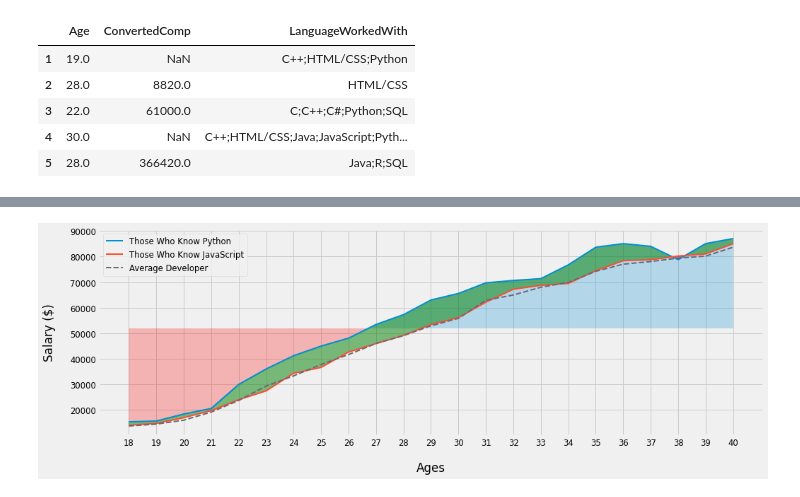
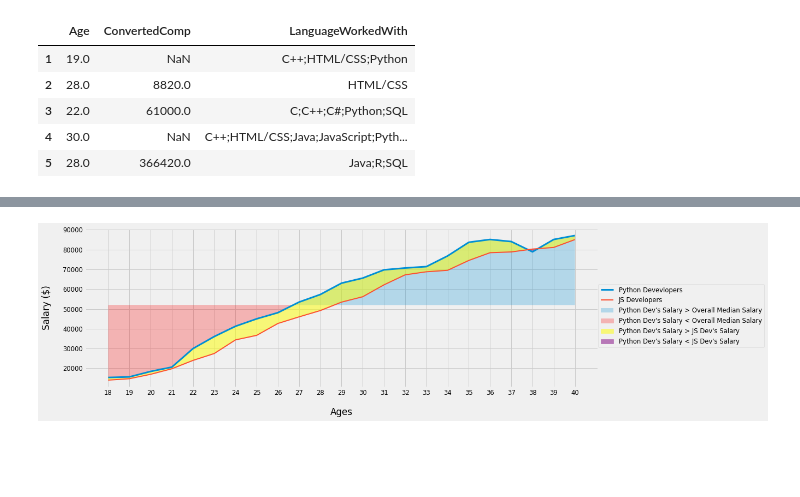
Before and after one commit to muhsinata/data-science-exercises, a Jupyter notebook: pandas-exercises/exercise-1.ipynb, the cells around one changed output, grey strips where cells are left out. Drawn from its saved outputs; the diff is of its cells as text; code cells hidden in the pictures; blank space fills up the shorter version.

Commit message:
feat: change plot graph's legend

```diff
--- a/pandas-exercises/exercise-1.ipynb
+++ b/pandas-exercises/exercise-1.ipynb
@@ -87,30 +87,34 @@ js_salaries = second_data["Js_Dev"]
 # %%
 # Red part of tha graph shows where python developers' salaries are less than
 # overall median salary of all developers.
 # Blue part shows opposite of the above statement.
 # Green part shows where python devevlopers have more salary than js developers.
 
-plt.plot(ages_list, python_salaries_list, label="Those Who Know Python", linewidth=2)
-plt.plot(ages_list, js_salaries_list, label="Those Who Know JavaScript", linewidth=2)
-plt.plot(ages_list, all_dev_sal_list, label="Average Developer", color="#6d6875", linestyle="--", linewidth=2)
+plt.plot(ages_list, python_salaries_list, linewidth=3, label="Python Devevlopers")
+plt.plot(ages_list, js_salaries_list, linewidth=2, label="JS Developers")
+# plt.plot(ages_list, all_dev_sal_list, color="#6d6875", linestyle="--", linewidth=2)
+
+plt.fill_between(ages_list, python_salaries, overall_median, alpha=0.25,
+                where=(python_salaries >= overall_median), interpolate=True,
+                label="Python Dev's Salary > Overall Median Salary")
+
+plt.fill_between(ages_list, python_salaries, overall_median, alpha=0.25,
+                where=(python_salaries <= overall_median), color="red", interpolate=True,
+                label="Python Dev's Salary < Overall Median Salary")
+
+plt.fill_between(ages_list, python_salaries, js_salaries, alpha=0.5,
+                where=(python_salaries >= js_salaries), color="yellow", interpolate=True,
+                label="Python Dev's Salary > JS Dev's Salary")
+
+plt.fill_between(ages_list, python_salaries, js_salaries, alpha=0.5,
+                where=(python_salaries <= js_salaries), color="purple", interpolate=True,
+                label="Python Dev's Salary < JS Dev's Salary")
 
 plt.xticks(ticks=ages_list, labels=ages_list)
 plt.xlabel("Ages", labelpad=20)
 plt.ylabel("Salary ($)", labelpad=20)
-plt.legend()
-
-plt.fill_between(ages_list, python_salaries, overall_median, alpha=0.25,
-                where=(python_salaries >= overall_median), interpolate=True)
-
-plt.fill_between(ages_list, python_salaries, overall_median, alpha=0.25,
-                where=(python_salaries <= overall_median), color="red", interpolate=True)
-
-plt.fill_between(ages_list, python_salaries, js_salaries, alpha=0.5,
-                where=(python_salaries >= js_salaries), color="green", interpolate=True)
-
-plt.fill_between(ages_list, python_salaries, js_salaries, alpha=0.5,
-                where=(python_salaries <= js_salaries), color="purple", interpolate=True)
+plt.legend(loc=(1, 0.25))
 
 plt.show()
 # %% [output]
-[figure, old version]
+[figure, new version]
```
Also changed, not shown: parts of 1 cell of this notebook.
